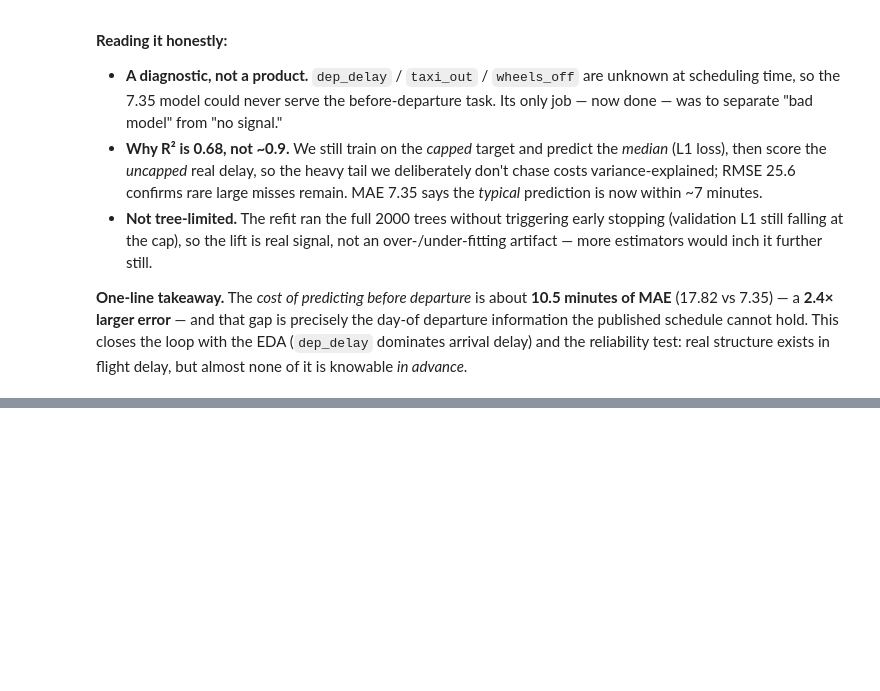
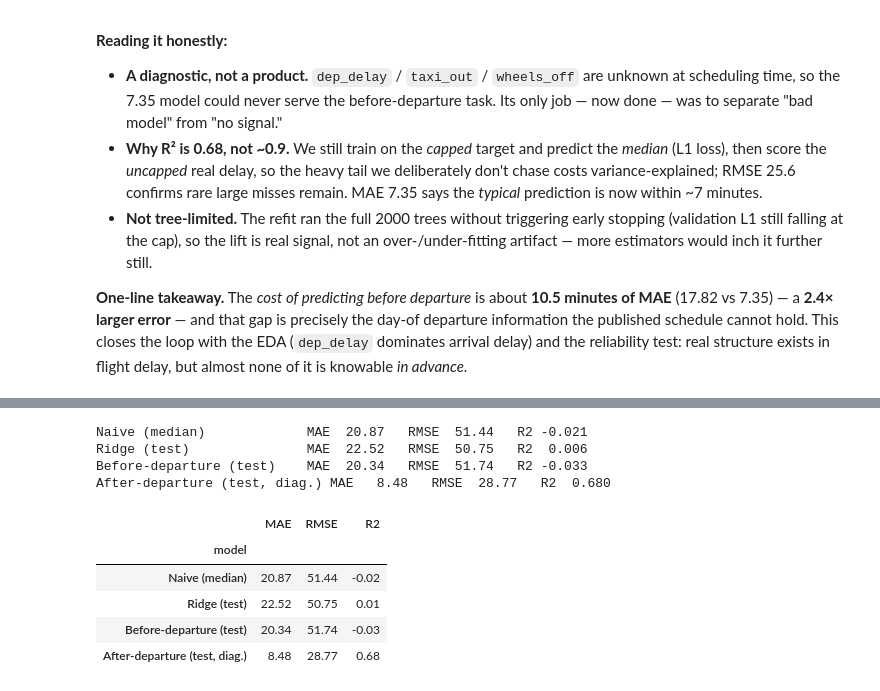
Before and after one commit to AdelinChaushev/Flight-Delay, a Jupyter notebook: notebooks/Modeling.ipynb, the cells around one changed output, grey strips where cells are left out. Cells and saved outputs as stored; diff of their text form; code cells hidden in the pictures; blank space fills up the shorter version.

Commit message:
Tested the models.

```diff
--- a/notebooks/Modeling.ipynb
+++ b/notebooks/Modeling.ipynb
@@ -517,0 +530,37 @@ MAE **more than halves** (−59%, 17.82 → 7.35 min), RMSE falls 44%, and R² l
+# %%
+
+test = flights[flights["split"] == "test"]
+y_te = test["arr_delay"].to_numpy()
+
+
+Xte     = test[feat].copy()
+Xte_ad  = flights_ad[flights_ad["split"] == "test"][feat_ad].copy()
+for c in tree_cat:
+    Xte[c]    = Xte[c].astype("category")
+    Xte_ad[c] = Xte_ad[c].astype("category")
+Xte_lin = test[cat_cols + num_cols]
+
+
+ridge = load_run_model("flight-delay-before-departure", "Ridge",            flavor="sklearn")
+bd    = load_run_model("flight-delay-before-departure", "LightGBM (tuned)", flavor="lightgbm")
+ad    = load_run_model("flight-delay-DIAGNOSTIC", "LightGBM after-departure (diagnostic)", flavor="lightgbm")
+
+
+naive_pred = np.full(len(test), train["arr_delay_capped"].median())
+test_results = []
+evaluate("Naive (median)",                y_te, naive_pred,            test_results)
+evaluate("Ridge (test)",                  y_te, ridge.predict(Xte_lin), test_results)
+evaluate("Before-departure (test)",       y_te, bd.predict(Xte),       test_results)
+evaluate("After-departure (test, diag.)", y_te, ad.predict(Xte_ad),    test_results)
+pd.DataFrame(test_results).set_index("model").round(2)
+# %% [output]
+Naive (median)             MAE  20.87   RMSE  51.44   R2 -0.021
+Ridge (test)               MAE  22.52   RMSE  50.75   R2  0.006
+Before-departure (test)    MAE  20.34   RMSE  51.74   R2 -0.033
+After-departure (test, diag.) MAE   8.48   RMSE  28.77   R2  0.680
+|  | MAE | RMSE | R2 |
+| model |  |  |  |
+| Naive (median) | 20.87 | 51.44 | -0.02 |
+| Ridge (test) | 22.52 | 50.75 | 0.01 |
+| Before-departure (test) | 20.34 | 51.74 | -0.03 |
+| After-departure (test, diag.) | 8.48 | 28.77 | 0.68 |
```
Also changed, not shown: parts of 3 cells of this notebook, 2 other files.
